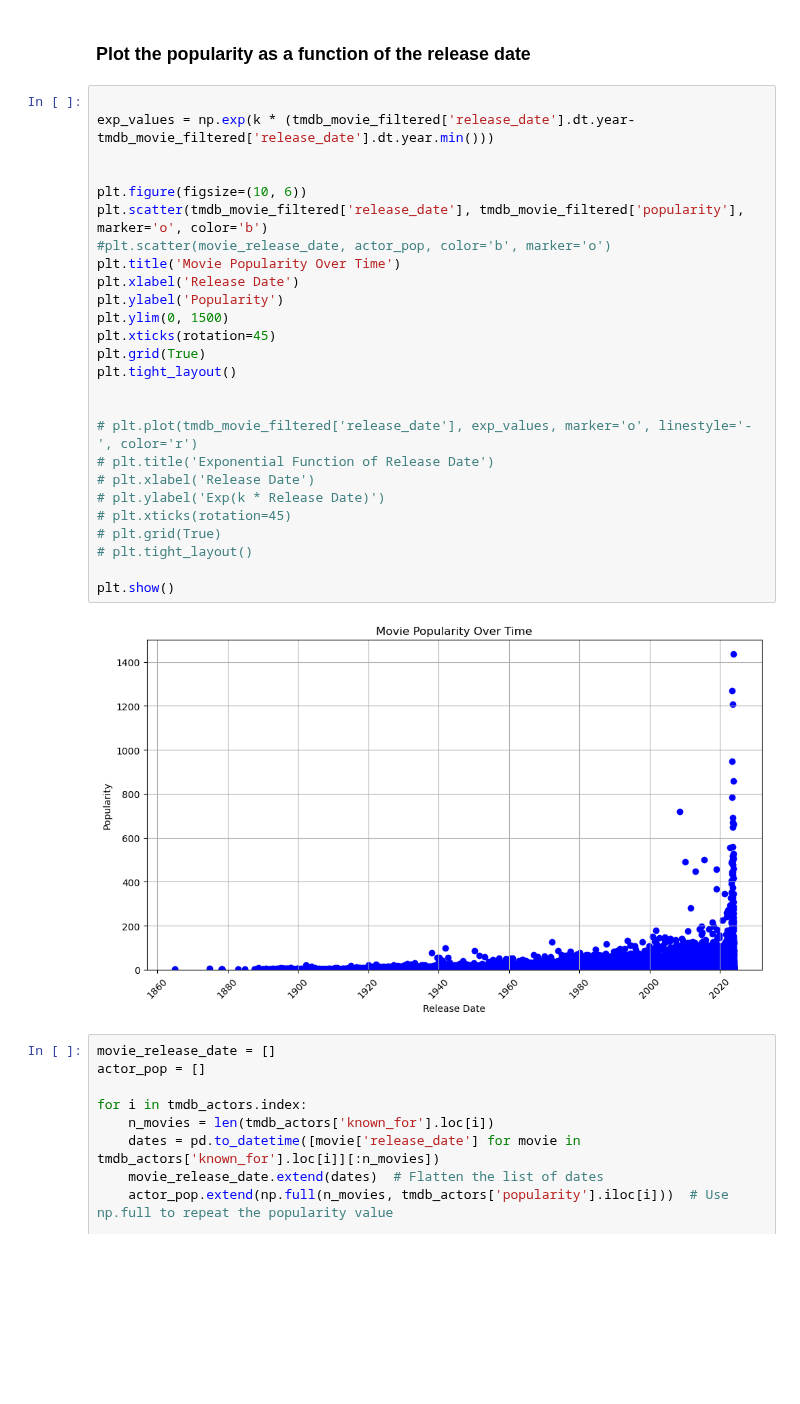
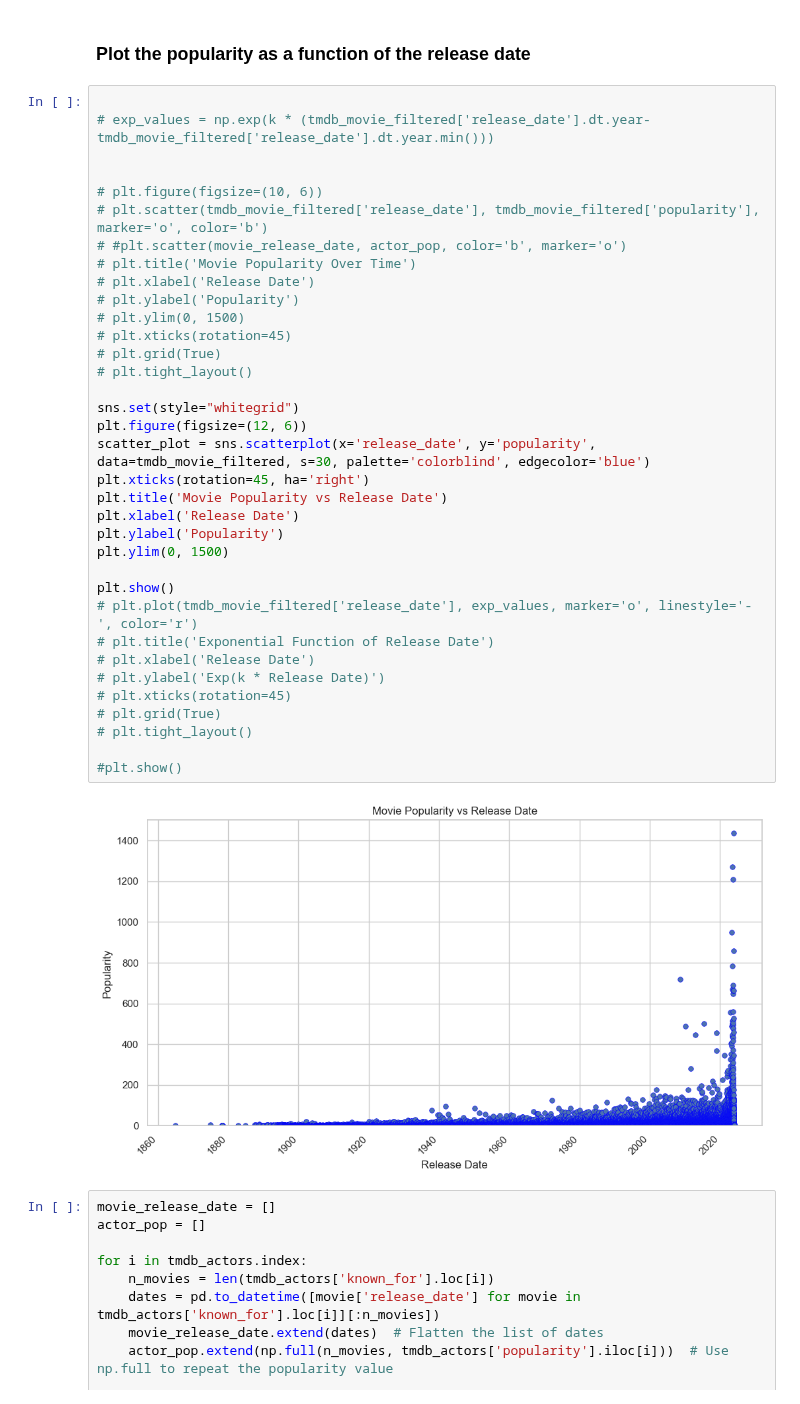
Before and after one commit to epfl-ada/ada-2023-project-cinemada, a Jupyter notebook: Preprocessing/popularity.ipynb, the cells around one changed output. Drawn from its saved outputs; the diff is of its cells as text; blank space fills up the shorter version.

Commit message:
plots

```diff
--- a/Preprocessing/popularity.ipynb
+++ b/Preprocessing/popularity.ipynb
@@ -111,32 +112,41 @@ plt.show()
 ### Plot the popularity as a function of the release date
 # %%
 
-exp_values = np.exp(k * (tmdb_movie_filtered['release_date'].dt.year-tmdb_movie_filtered['release_date'].dt.year.min()))
+# exp_values = np.exp(k * (tmdb_movie_filtered['release_date'].dt.year-tmdb_movie_filtered['release_date'].dt.year.min()))
 
 
-plt.figure(figsize=(10, 6))
-plt.scatter(tmdb_movie_filtered['release_date'], tmdb_movie_filtered['popularity'], marker='o', color='b')
-#plt.scatter(movie_release_date, actor_pop, color='b', marker='o')
-plt.title('Movie Popularity Over Time')
+# plt.figure(figsize=(10, 6))
+# plt.scatter(tmdb_movie_filtered['release_date'], tmdb_movie_filtered['popularity'], marker='o', color='b')
+# #plt.scatter(movie_release_date, actor_pop, color='b', marker='o')
+# plt.title('Movie Popularity Over Time')
+# plt.xlabel('Release Date')
+# plt.ylabel('Popularity')
+# plt.ylim(0, 1500)
+# plt.xticks(rotation=45)
+# plt.grid(True)
+# plt.tight_layout()
+
+sns.set(style="whitegrid")
+plt.figure(figsize=(12, 6))
+scatter_plot = sns.scatterplot(x='release_date', y='popularity', data=tmdb_movie_filtered, s=30, palette='colorblind', edgecolor='blue')
+plt.xticks(rotation=45, ha='right')
+plt.title('Movie Popularity vs Release Date')
 plt.xlabel('Release Date')
 plt.ylabel('Popularity')
 plt.ylim(0, 1500)
-plt.xticks(rotation=45)
-plt.grid(True)
-plt.tight_layout()
 
-
+plt.show()
 # plt.plot(tmdb_movie_filtered['release_date'], exp_values, marker='o', linestyle='-', color='r')
 # plt.title('Exponential Function of Release Date')
 # plt.xlabel('Release Date')
 # plt.ylabel('Exp(k * Release Date)')
 # plt.xticks(rotation=45)
 # plt.grid(True)
 # plt.tight_layout()
 
-plt.show()
+#plt.show()
 # %% [output]
-[figure, old version]
+[figure, new version]
 # %%
 movie_release_date = []
 actor_pop = []
```
Also changed, not shown: parts of 3 cells of this notebook.
